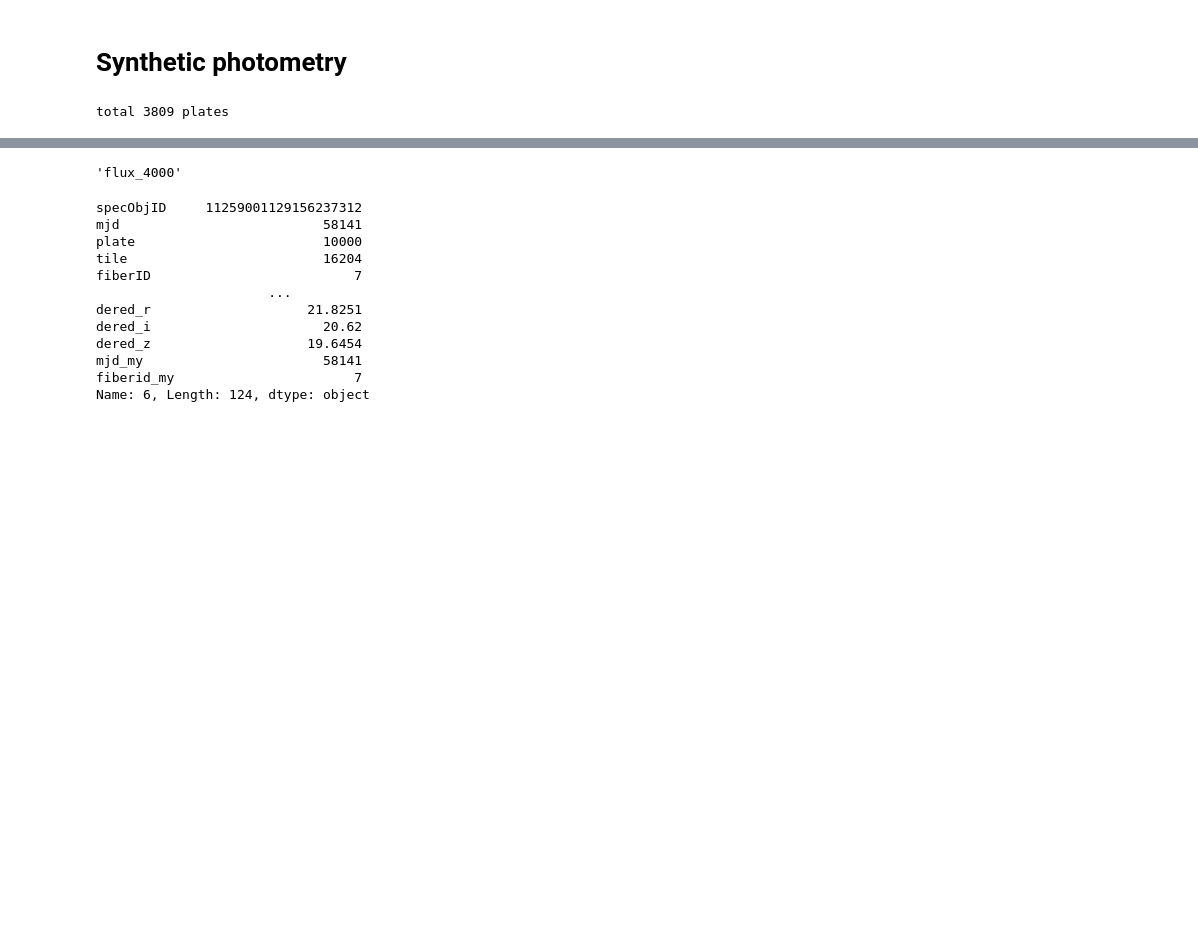
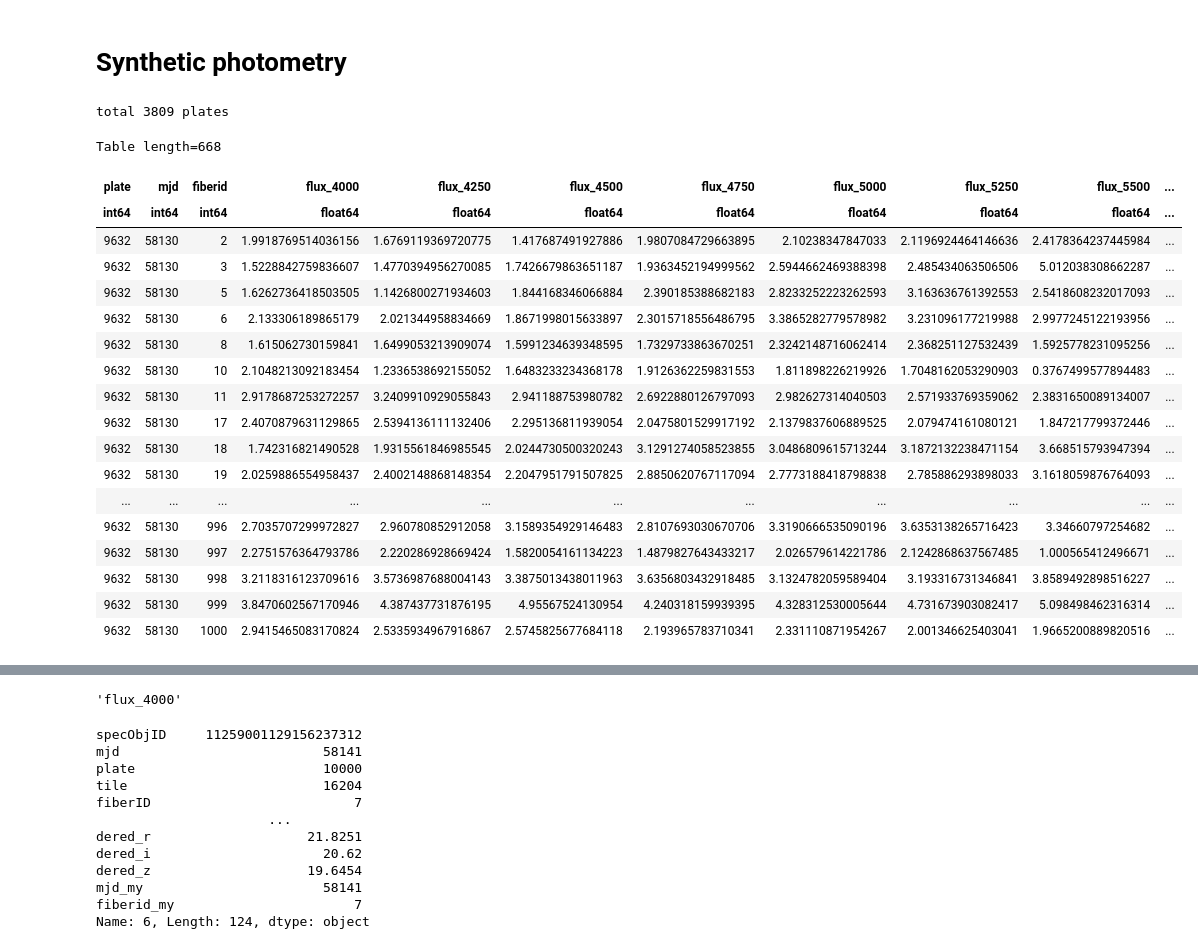
Before and after one commit to eunheeko/7DS-Forecast, a Jupyter notebook: synthetic_photometry.ipynb, the cells around one changed output, grey strips where cells are left out. Drawn from its saved outputs; the diff is of its cells as text; code cells hidden in the pictures; blank space fills up the shorter version.

```diff
--- a/synthetic_photometry.ipynb
+++ b/synthetic_photometry.ipynb
@@ -258,4 +267,26 @@ for pl in tqdm.tqdm(plates[:1000]):
 
     tbl_synphot = Table(cols, names = names)
     tbl_synphot.write(tbl_path + 'synphot.csv', overwrite = True)
+# %%
+tbl_synphot
+# %% [output]
+Table length=668
+| plate | mjd | fiberid | flux_4000 | flux_4250 | flux_4500 | flux_4750 | flux_5000 | flux_5250 | flux_5500 | ... |
+| int64 | int64 | int64 | float64 | float64 | float64 | float64 | float64 | float64 | float64 | ... |
+| 9632 | 58130 | 2 | 1.9918769514036156 | 1.6769119369720775 | 1.417687491927886 | 1.9807084729663895 | 2.10238347847033 | 2.1196924464146636 | 2.4178364237445984 | ... |
+| 9632 | 58130 | 3 | 1.5228842759836607 | 1.4770394956270085 | 1.7426679863651187 | 1.9363452194999562 | 2.5944662469388398 | 2.485434063506506 | 5.012038308662287 | ... |
+| 9632 | 58130 | 5 | 1.6262736418503505 | 1.1426800271934603 | 1.844168346066884 | 2.390185388682183 | 2.8233252223262593 | 3.163636761392553 | 2.5418608232017093 | ... |
+| 9632 | 58130 | 6 | 2.133306189865179 | 2.021344958834669 | 1.8671998015633897 | 2.3015718556486795 | 3.3865282779578982 | 3.231096177219988 | 2.9977245122193956 | ... |
+| 9632 | 58130 | 8 | 1.615062730159841 | 1.6499053213909074 | 1.5991234639348595 | 1.7329733863670251 | 2.3242148716062414 | 2.368251127532439 | 1.5925778231095256 | ... |
+| 9632 | 58130 | 10 | 2.1048213092183454 | 1.2336538692155052 | 1.6483233234368178 | 1.9126362259831553 | 1.811898226219926 | 1.7048162053290903 | 0.3767499577894483 | ... |
+| 9632 | 58130 | 11 | 2.9178687253272257 | 3.2409910929055843 | 2.941188753980782 | 2.6922880126797093 | 2.982627314040503 | 2.571933769359062 | 2.3831650089134007 | ... |
+| 9632 | 58130 | 17 | 2.4070879631129865 | 2.5394136111132406 | 2.295136811939054 | 2.0475801529917192 | 2.1379837606889525 | 2.079474161080121 | 1.847217799372446 | ... |
+| 9632 | 58130 | 18 | 1.742316821490528 | 1.9315561846985545 | 2.0244730500320243 | 3.1291274058523855 | 3.0486809615713244 | 3.1872132238471154 | 3.668515793947394 | ... |
+| 9632 | 58130 | 19 | 2.0259886554958437 | 2.4002148868148354 | 2.2047951791507825 | 2.8850620767117094 | 2.7773188418798838 | 2.785886293898033 | 3.1618059876764093 | ... |
+| ... | ... | ... | ... | ... | ... | ... | ... | ... | ... | ... |
+| 9632 | 58130 | 996 | 2.7035707299972827 | 2.960780852912058 | 3.1589354929146483 | 2.8107693030670706 | 3.3190666535090196 | 3.6353138265716423 | 3.34660797254682 | ... |
+| 9632 | 58130 | 997 | 2.2751576364793786 | 2.220286928669424 | 1.5820054161134223 | 1.4879827643433217 | 2.026579614221786 | 2.1242868637567485 | 1.000565412496671 | ... |
+| 9632 | 58130 | 998 | 3.2118316123709616 | 3.5736987688004143 | 3.3875013438011963 | 3.6356803432918485 | 3.1324782059589404 | 3.193316731346841 | 3.8589492898516227 | ... |
+| 9632 | 58130 | 999 | 3.8470602567170946 | 4.387437731876195 | 4.95567524130954 | 4.240318159939395 | 4.328312530005644 | 4.731673903082417 | 5.098498462316314 | ... |
+| 9632 | 58130 | 1000 | 2.9415465083170824 | 2.5335934967916867 | 2.5745825677684118 | 2.193965783710341 | 2.331110871954267 | 2.001346625403041 | 1.9665200889820516 | ... |
 # %%
```
Also changed, not shown: parts of 3 cells of this notebook.
